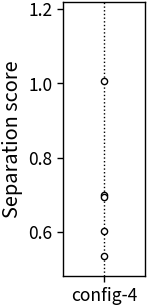
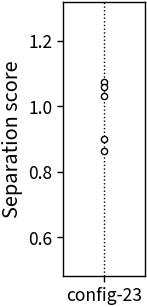
The change to this notebook cell's code, shown as a diff; its figure went from the first image to the second:
--- before
+++ after
@@ -6,5 +6,5 @@
 ax.axvline(1, ls=":", zorder=1)
 
-ax.set_ylim(0.48, 1.22)
+ax.set_ylim(0.48, 1.32)
 ax.set_xticks([1])
 ax.set_xticklabels([f"config-{config_id}"])

Commit: Add recent tasks